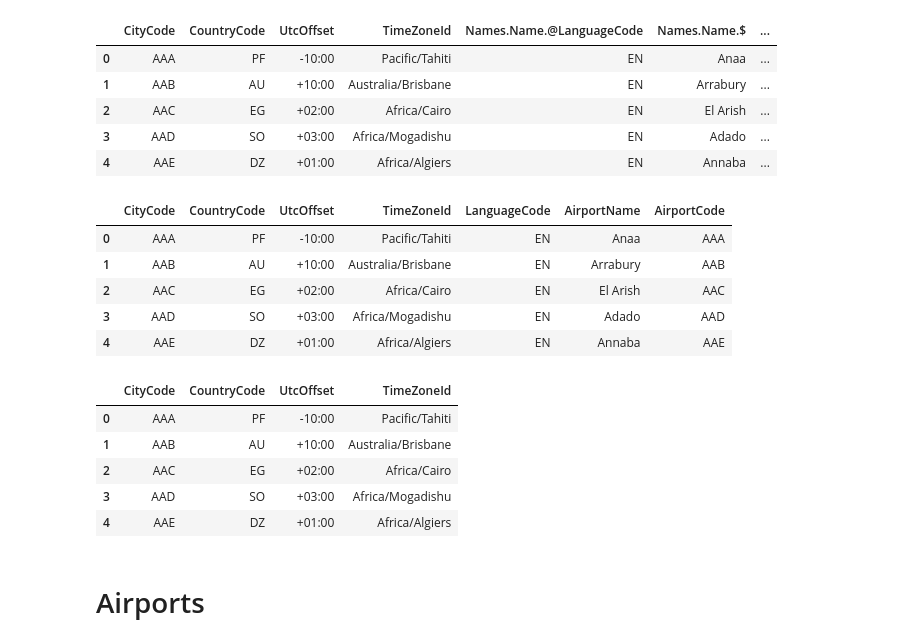
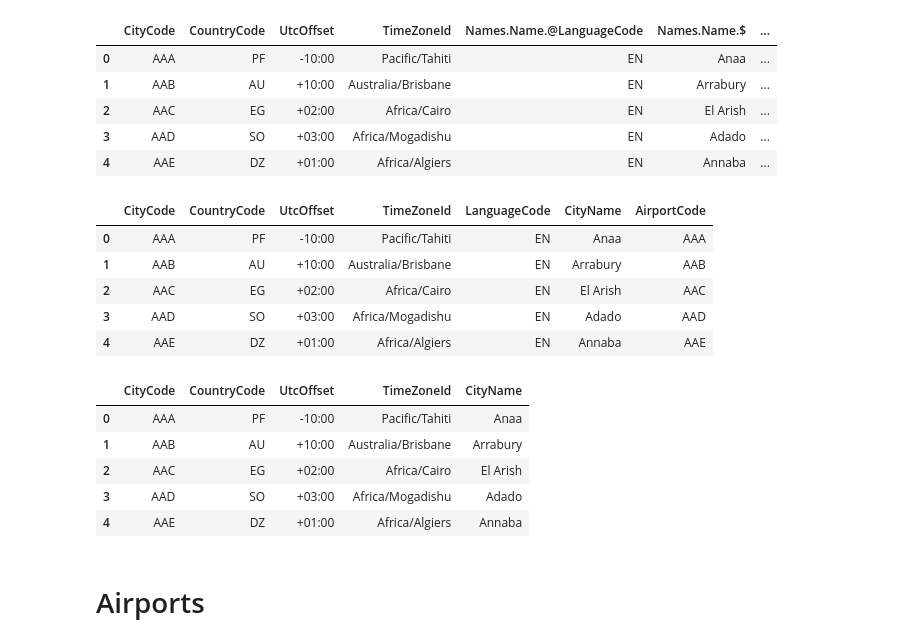
Before and after one commit to mkvph0ch/dst_airlines, a Jupyter notebook: notebooks/clean_lh_data.ipynb, the cells around one changed output. Drawn from its saved outputs; the diff is of its cells as text; code cells hidden in the pictures.

Commit message:
fixed column names in df_cities_clean.csv

```diff
--- a/notebooks/clean_lh_data.ipynb
+++ b/notebooks/clean_lh_data.ipynb
@@ -51,26 +51,26 @@ df_cities_raw.head()
 | 3 | AAD | SO | +03:00 | Africa/Mogadishu | EN | Adado | ... |
 | 4 | AAE | DZ | +01:00 | Africa/Algiers | EN | Annaba | ... |
 # %%
-df_cities_raw.columns = ['CityCode', 'CountryCode', 'UtcOffset', 'TimeZoneId','LanguageCode', 'AirportName', 'AirportCode']
+df_cities_raw.columns = ['CityCode', 'CountryCode', 'UtcOffset', 'TimeZoneId','LanguageCode', 'CityName', 'AirportCode']
 df_cities_raw.head()
 # %% [output]
-|  | CityCode | CountryCode | UtcOffset | TimeZoneId | LanguageCode | AirportName | AirportCode |
+|  | CityCode | CountryCode | UtcOffset | TimeZoneId | LanguageCode | CityName | AirportCode |
 | 0 | AAA | PF | -10:00 | Pacific/Tahiti | EN | Anaa | AAA |
 | 1 | AAB | AU | +10:00 | Australia/Brisbane | EN | Arrabury | AAB |
 | 2 | AAC | EG | +02:00 | Africa/Cairo | EN | El Arish | AAC |
 | 3 | AAD | SO | +03:00 | Africa/Mogadishu | EN | Adado | AAD |
 | 4 | AAE | DZ | +01:00 | Africa/Algiers | EN | Annaba | AAE |
 # %%
-df_cities_clean = df_cities_raw[['CityCode', 'CountryCode', 'UtcOffset', 'TimeZoneId']]
+df_cities_clean = df_cities_raw[['CityCode', 'CountryCode', 'UtcOffset', 'TimeZoneId', 'CityName']]
 df_cities_clean.to_csv(data_path.joinpath('df_cities_clean.csv'), sep=';', header=True, index=False)
 df_cities_clean.head()
 # %% [output]
-|  | CityCode | CountryCode | UtcOffset | TimeZoneId |
-| 0 | AAA | PF | -10:00 | Pacific/Tahiti |
-| 1 | AAB | AU | +10:00 | Australia/Brisbane |
-| 2 | AAC | EG | +02:00 | Africa/Cairo |
-| 3 | AAD | SO | +03:00 | Africa/Mogadishu |
-| 4 | AAE | DZ | +01:00 | Africa/Algiers |
+|  | CityCode | CountryCode | UtcOffset | TimeZoneId | CityName |
+| 0 | AAA | PF | -10:00 | Pacific/Tahiti | Anaa |
+| 1 | AAB | AU | +10:00 | Australia/Brisbane | Arrabury |
+| 2 | AAC | EG | +02:00 | Africa/Cairo | El Arish |
+| 3 | AAD | SO | +03:00 | Africa/Mogadishu | Adado |
+| 4 | AAE | DZ | +01:00 | Africa/Algiers | Annaba |
 # %% [markdown]
 # Airports
 # %%
```
Also changed, not shown: 1 other file.
